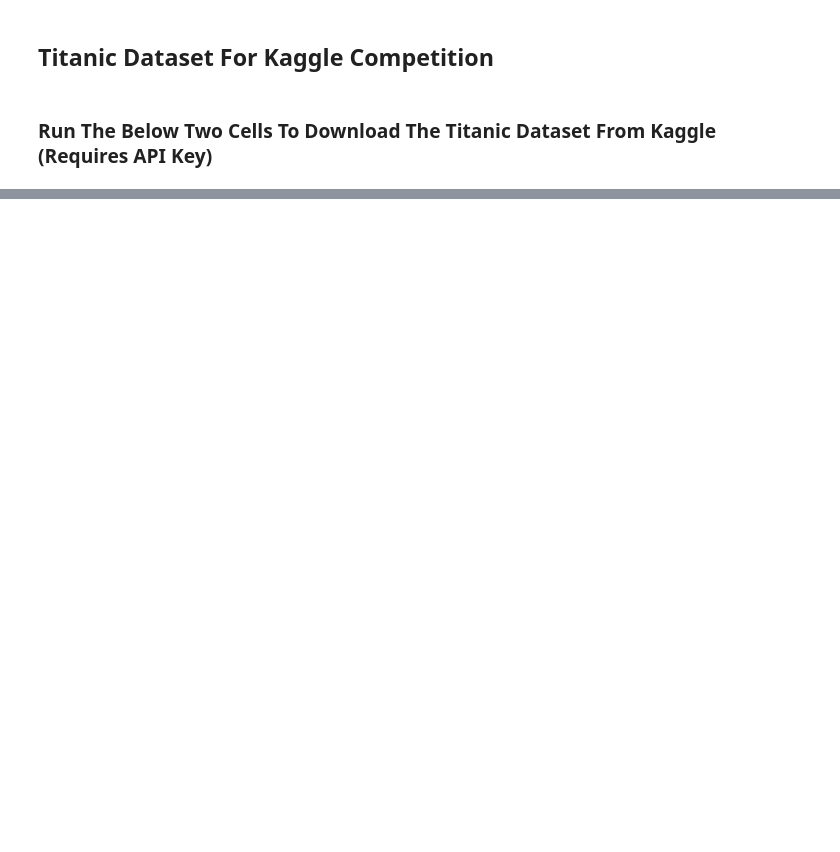
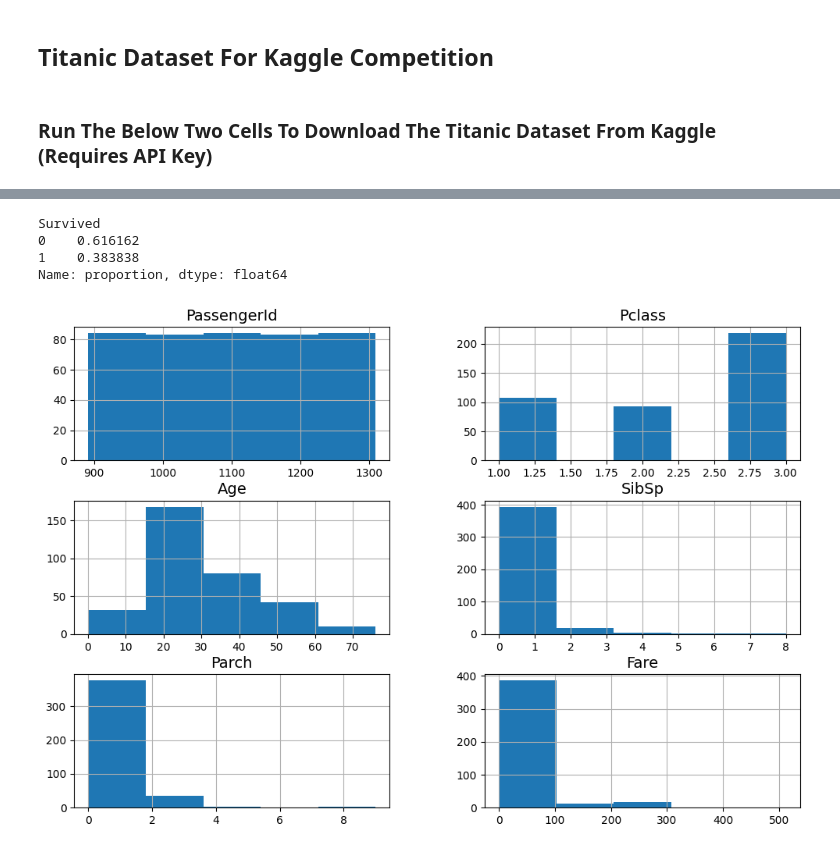
Before and after one commit to inaijin/HandsOnML-Practice, a Jupyter notebook: Supervised-Learning/Practice/Titanic.ipynb, the cells around one changed output, grey strips where cells are left out. Cells and saved outputs as stored; diff of their text form; code cells hidden in the pictures; blank space fills up the shorter version.

```diff
--- a/Supervised-Learning/Practice/Titanic.ipynb
+++ b/Supervised-Learning/Practice/Titanic.ipynb
@@ -33,3 +42,6 @@ plt.rc('ytick', labelsize=10)
 
 # # Remove the zip file
 # os.remove("titanic.zip")
+# %%
+train_df = pd.read_csv("titanic_data/train.csv")
+test_df = pd.read_csv("titanic_data/test.csv")
@@ -35,0 +164,12 @@ plt.rc('ytick', labelsize=10)
+# %%
+train_df['Survived'].value_counts(normalize=True)
+# %% [output]
+Survived
+0    0.616162
+1    0.383838
+Name: proportion, dtype: float64
+# %%
+test_df.hist(bins=5, figsize=(12, 8))
+plt.show()
+# %% [output]
+[figure, added]
```
Also changed, not shown: parts of 23 cells of this notebook, 1 other file.
